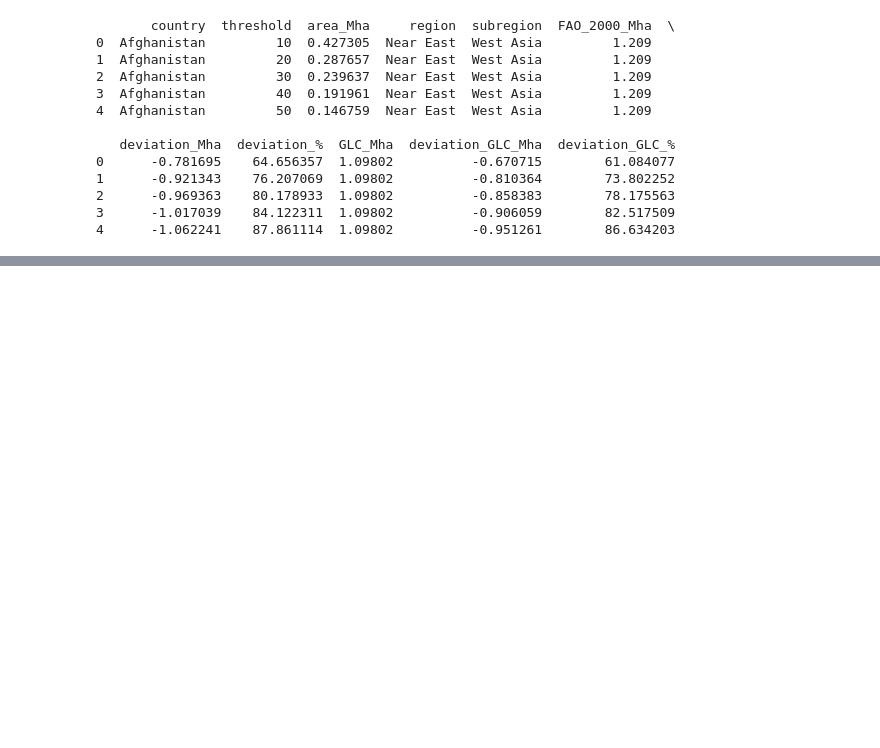
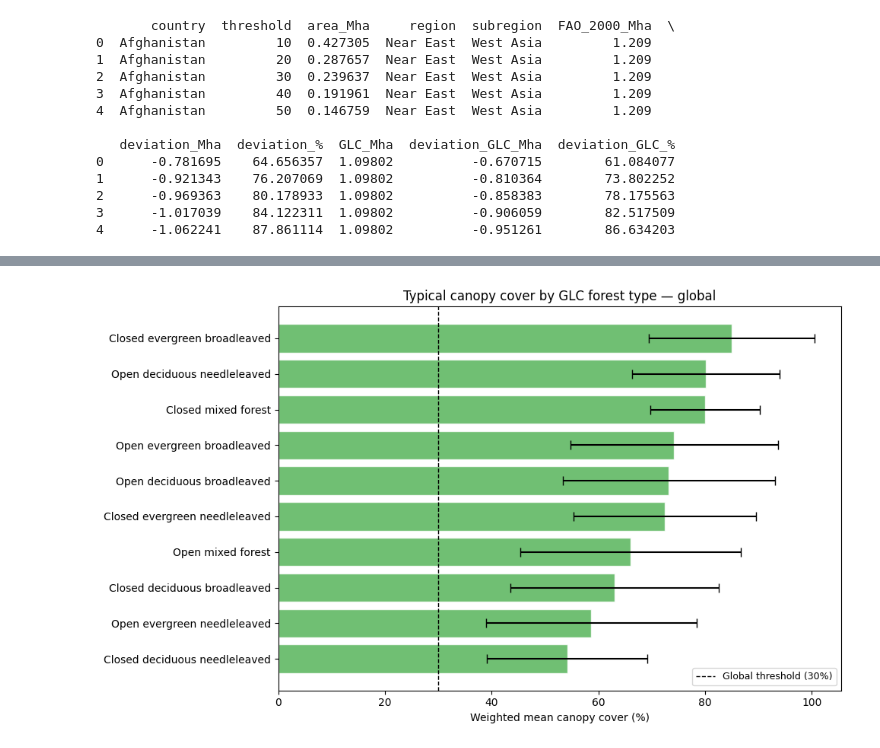
Before and after one commit to MElsdk-lab/Biochar_forest_estimation, a Jupyter notebook: Notebook_2_Forest_Area_Analysis.ipynb, the cells around one changed output, grey strips where cells are left out. Saved outputs shown, nothing was run; the diff lists cells and outputs as text; code cells hidden in the pictures; blank space fills up the shorter version.

```diff
--- a/Notebook_2_Forest_Area_Analysis.ipynb
+++ b/Notebook_2_Forest_Area_Analysis.ipynb
@@ -825,3 +917,37 @@ gee_fao_glc_comparison.to_csv(DATA_folder + 'gee_fao_glc_comparison.csv', index=
+# %%
+# ── PLOT 3: GLC forest type composition — all countries ───────────────────────
+forest_area_bin_type_all_countries = pd.read_csv(DATA_folder + 'forest_area_bin_type_all_countries.csv')
+
+
+forest_composition_world, forest_stats_world = compute_forest_type_composition(
+    forest_area_bin_type_all_countries.rename(columns={'country': 'state'}),
+    excluded_bins=['10-20', '20-30']  # global threshold = 30%
+)
+
+forest_stats_sorted = forest_composition_world.sort_values('weighted_mean_canopy')
+forest_stats_sorted['short_name'] = forest_stats_sorted['glc_class'].str[3:]
+
+fig, ax = plt.subplots(figsize=(10, 6))
+
+ax.barh(
+    forest_stats_sorted['short_name'],
+    forest_stats_sorted['weighted_mean_canopy'],
+    xerr=forest_stats_sorted['weighted_std_canopy'],
+    color='#4CAF50',
+    edgecolor='white',
+    capsize=4,
+    alpha=0.8
+)
+
+ax.axvline(30, color='black', linestyle='--', linewidth=1, label='Global threshold (30%)')
+ax.set_xlabel('Weighted mean canopy cover (%)')
+ax.set_title('Typical canopy cover by GLC forest type — global')
+ax.legend(fontsize=9)
+plt.tight_layout()
+plt.savefig(FIGURE_folder + '/forest_type_canopy_cover_global.svg', dpi=300, bbox_inches='tight')
+plt.show()
+# %% [output]
+[figure, added]
 # %%
 # ── CELL 15: Push Results to GitHub ────────────────────────────────
 import subprocess
```
Also changed, not shown: parts of 7 cells of this notebook.
